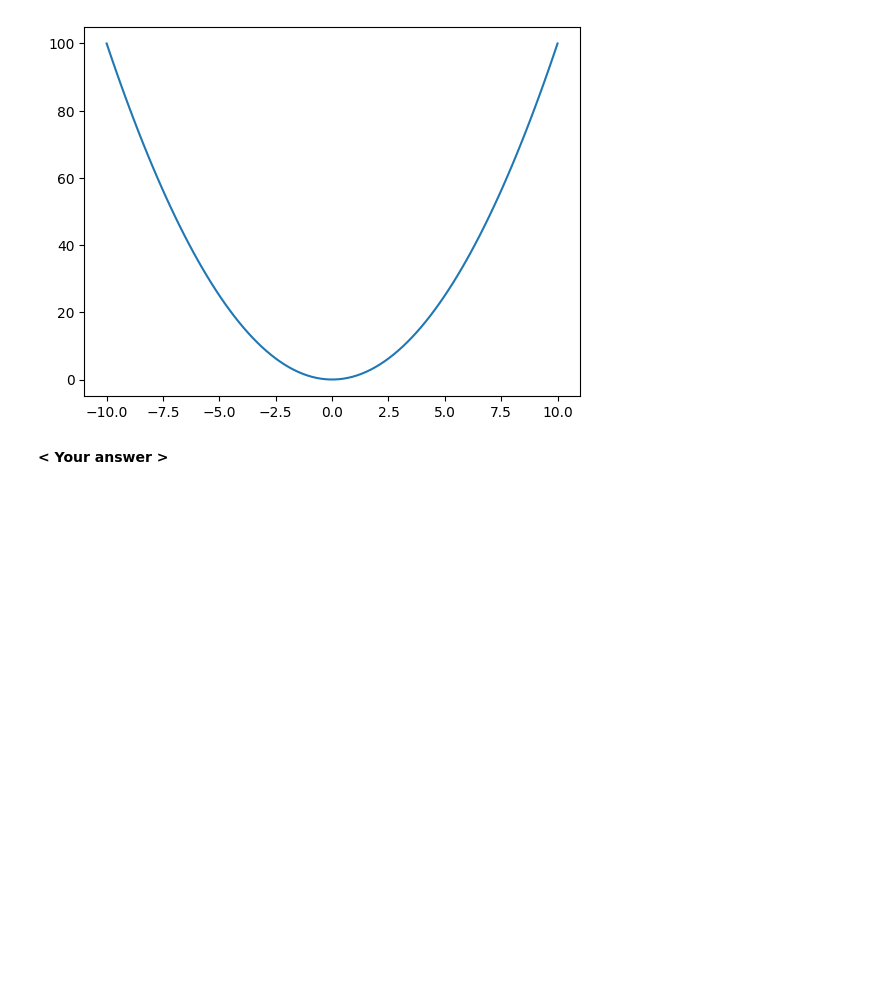
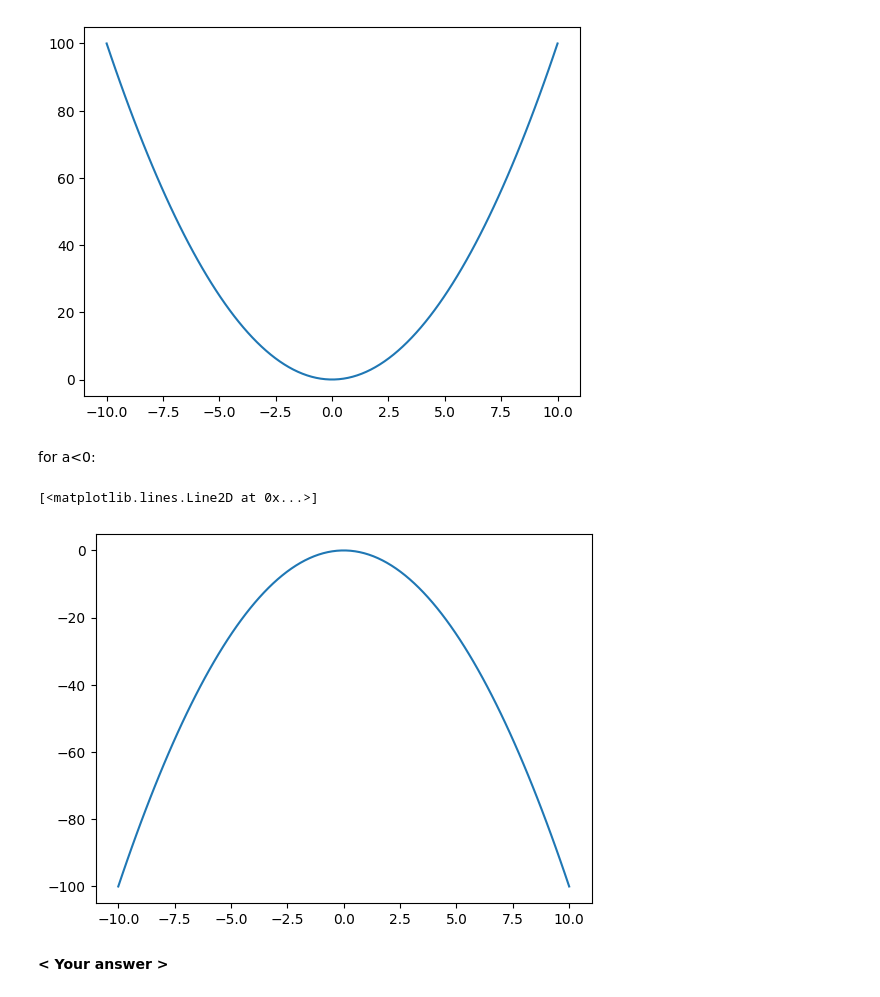
Before and after one commit to lombardlea/Projet1_modelinglab, a Jupyter notebook: groupf_block3_Assignment3.ipynb, the cells around one changed output. Drawn from its saved outputs; the diff is of its cells as text; code cells hidden in the pictures; blank space fills up the shorter version.

Commit message:
added graphs on question 14

```diff
--- a/groupf_block3_Assignment3.ipynb
+++ b/groupf_block3_Assignment3.ipynb
@@ -155,3 +155,5 @@ plt.plot(x_axis_parabola, parabola(x_axis_parabola))
 # %% [output]
 [<matplotlib.lines.Line2D at 0x...>]
 [figure]
+# %% [markdown]
+for a<0:
@@ -158,3 +163,11 @@ plt.plot(x_axis_parabola, parabola(x_axis_parabola))
+# %%
+def parabola(x, a = -1):
+    return a * x ** 2
+x_axis_parabola = np.linspace(-10, 10, 100)
+plt.plot(x_axis_parabola, parabola(x_axis_parabola))
+# %% [output]
+[<matplotlib.lines.Line2D at 0x...>]
+[figure, added]
 # %% [markdown]
 __< Your answer >__
 # %% [markdown]
```
Also changed, not shown: parts of 1 cell of this notebook, 1 other file.
